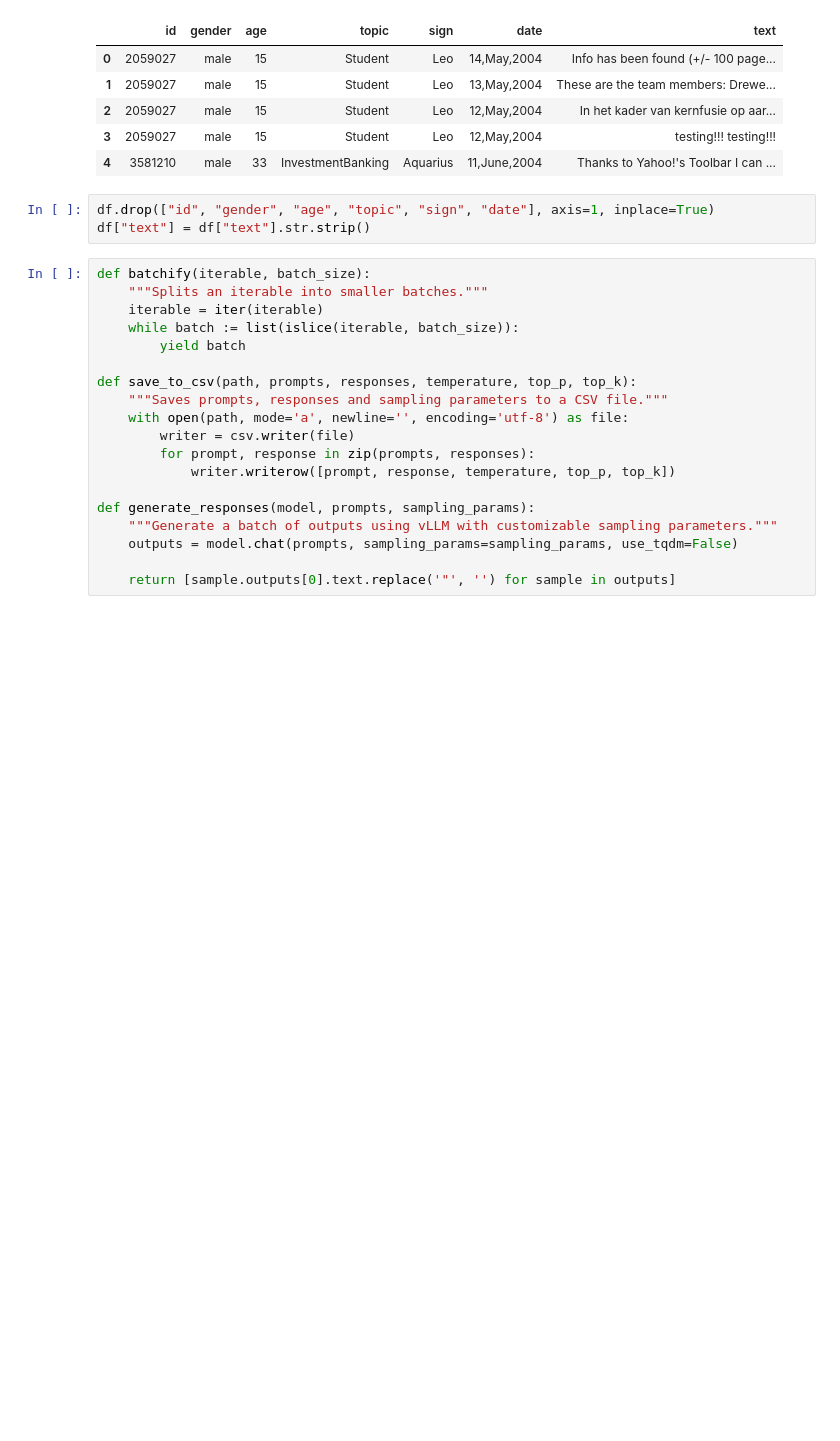
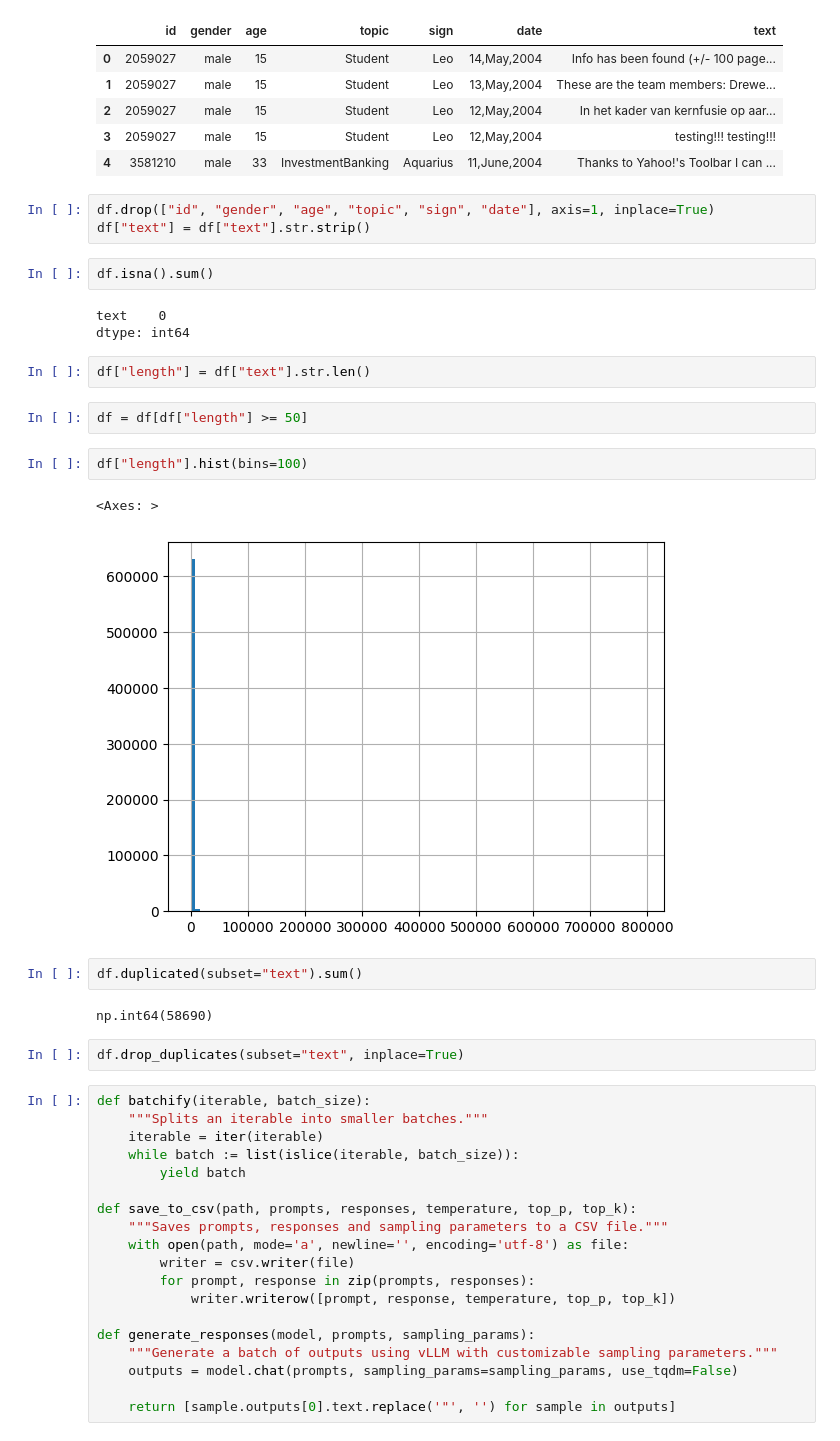
Before and after one commit to Michal1337/GenTextDetect, a Jupyter notebook: notebooks/gen_ai_data/blogs.ipynb, the cells around one changed output. Cells and saved outputs as stored; diff of their text form; blank space fills up the shorter version.

```diff
--- a/notebooks/gen_ai_data/blogs.ipynb
+++ b/notebooks/gen_ai_data/blogs.ipynb
@@ -24,6 +22,26 @@ df.head()
 # %%
 df.drop(["id", "gender", "age", "topic", "sign", "date"], axis=1, inplace=True)
 df["text"] = df["text"].str.strip()
+# %%
+df.isna().sum()
+# %% [output]
+text    0
+dtype: int64
+# %%
+df["length"] = df["text"].str.len()
+# %%
+df = df[df["length"] >= 50]
+# %%
+df["length"].hist(bins=100)
+# %% [output]
+<Axes: >
+[figure, added]
+# %%
+df.duplicated(subset="text").sum()
+# %% [output]
+np.int64(58690)
+# %%
+df.drop_duplicates(subset="text", inplace=True)
 # %%
 def batchify(iterable, batch_size):
     """Splits an iterable into smaller batches."""
```
Also changed, not shown: parts of 3 cells of this notebook, 24 other files.
